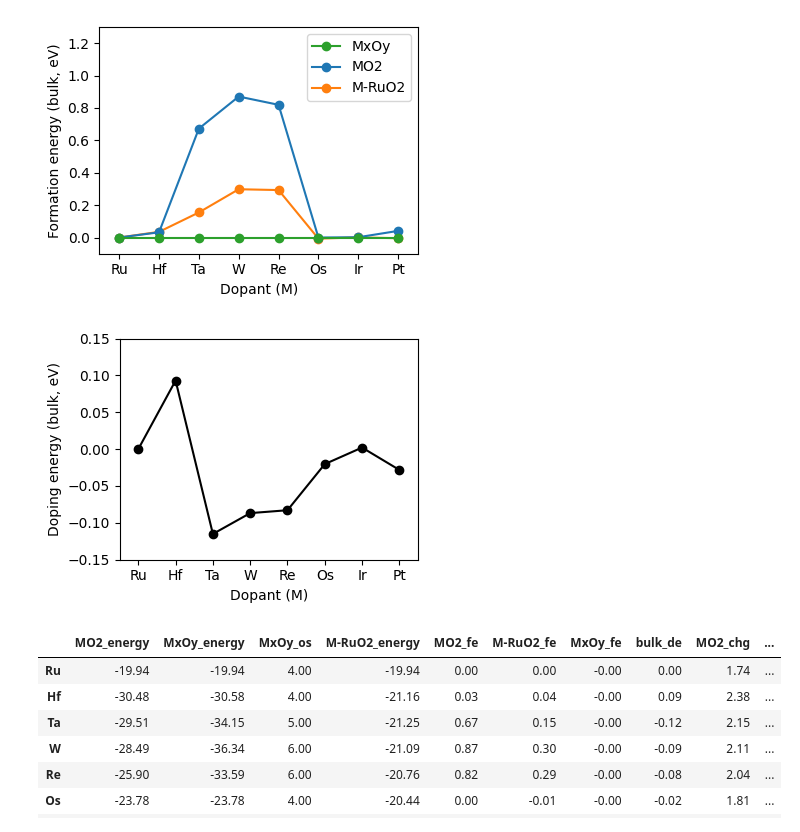
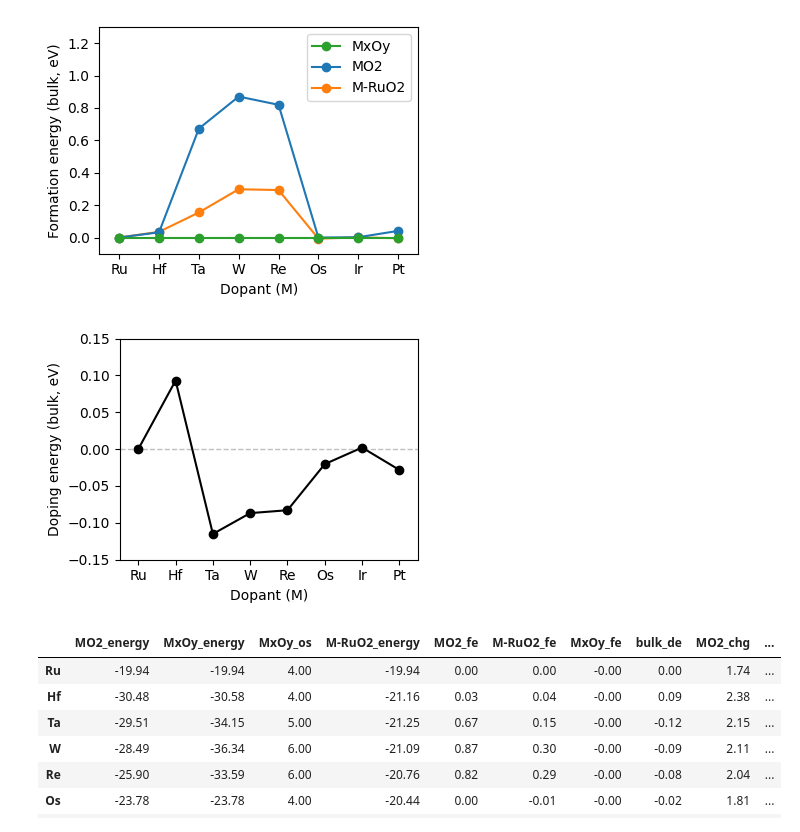
Before and after one commit to jhyeonjung97/tools, a Jupyter notebook: ruo2/icohp.ipynb, the cells around one changed output. Drawn from its saved outputs; the diff is of its cells as text; code cells hidden in the pictures.

```diff
--- a/ruo2/icohp.ipynb
+++ b/ruo2/icohp.ipynb
@@ -108,29 +108,31 @@ plt.close()
 # %%
 data['bulk_de'] = data['M-RuO2_energy'] - 1/8 * data['MO2_energy'] - 7/8 * data['MO2_energy']['Ru']
 
 plt.figure(figsize=figsize)
 
 plt.plot(
     data.index,
     data['bulk_de'],
     marker='o',
     color='black',
 )
+
+plt.axhline(0, color='silver', linestyle='--', linewidth='1', zorder=0)
 
 plt.xlabel('Dopant (M)')
 plt.ylabel('Doping energy (bulk, eV)')
 plt.ylim(-0.15, 0.15)
 
 plt.xlim(-0.5, 7.5)
 # plt.legend(loc='best')
 plt.xticks(range(len(data.index)), data.index.tolist())
 
 plt.tight_layout()
 plt.savefig(f'{root}/figures/bulk_doping_energy.png', dpi=dpi, transparent=True)
 plt.show()
 plt.close()
 # %% [output]
-[figure, old version]
+[figure, new version]
 # %%
 for dir in ['1_bulk_MO2', '2_bulk_MxOy']:
     oxide_type = dir.split('_')[2]
```
Also changed, not shown: parts of 5 cells of this notebook, 1 other file.
